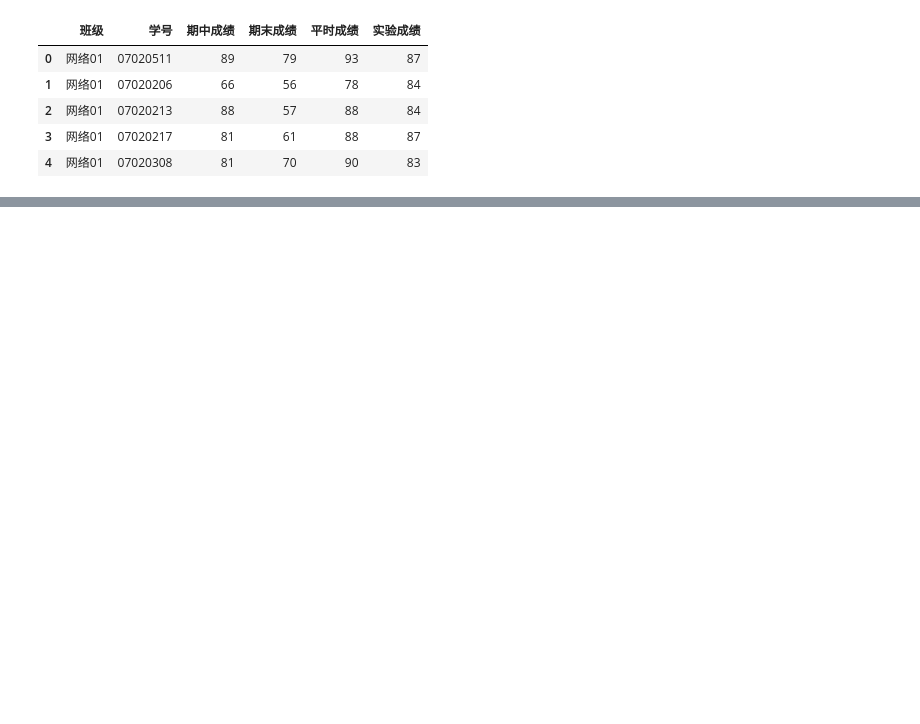
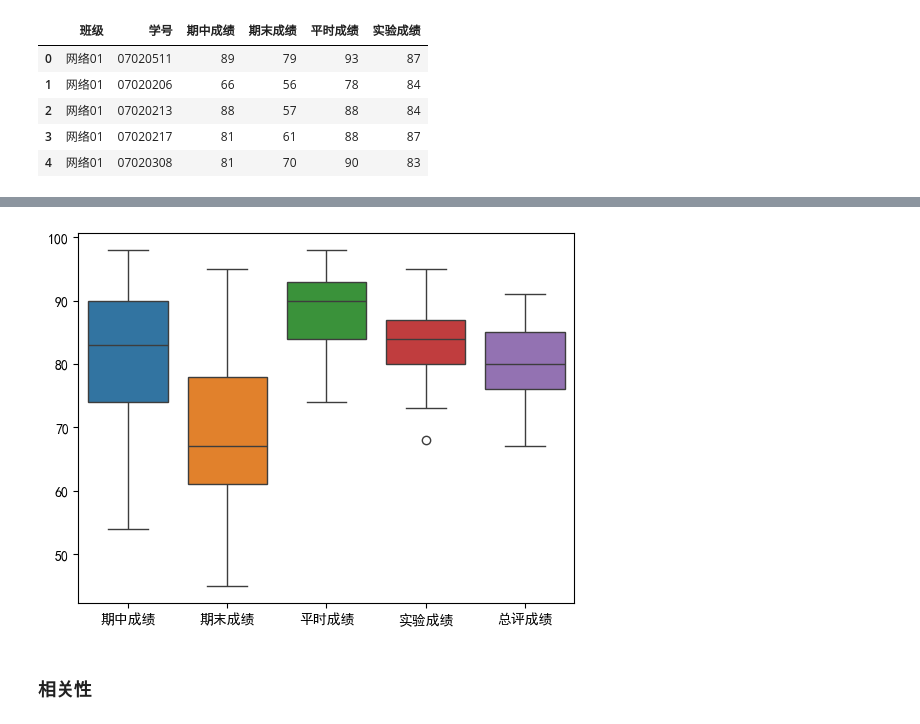
Before and after one commit to ldings/python, a Jupyter notebook: s3questions.ipynb, the cells around one changed output, grey strips where cells are left out. Cells and saved outputs as stored; diff of their text form; code cells hidden in the pictures; blank space fills up the shorter version.

```diff
--- a/s3questions.ipynb
+++ b/s3questions.ipynb
@@ -30,0 +103,8 @@ marks.describe()
+# %%
+# marks[cols].plot.box()  # 默认无填充色
+sns.boxplot(marks[cols])
+plt.show()
+# %% [output]
+[figure, added]
+# %% [markdown]
+### 相关性
```
Also changed, not shown: parts of 28 cells of this notebook.
